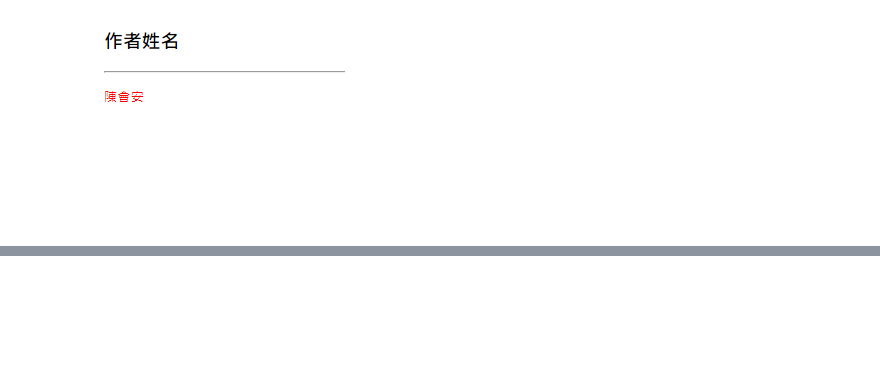
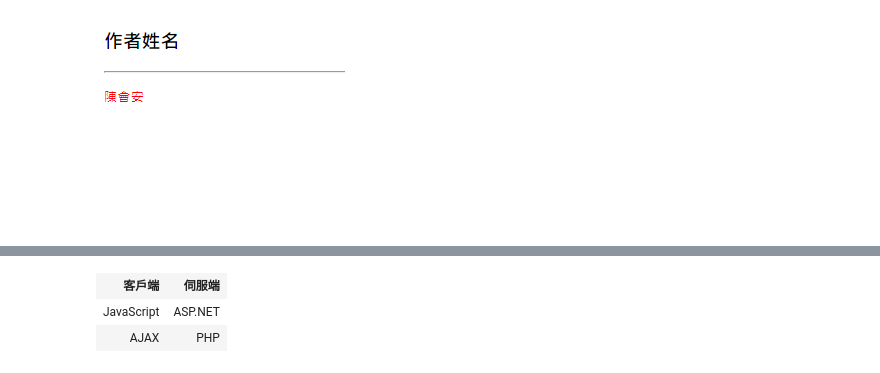
Before and after one commit to stevenhsiao-nzxt-sqa/python-web-crawler, a Jupyter notebook: Ch2.ipynb, the cells around one changed output, grey strips where cells are left out. Drawn from its saved outputs; the diff is of its cells as text; code cells hidden in the pictures; blank space fills up the shorter version.

```diff
--- a/Ch2.ipynb
+++ b/Ch2.ipynb
@@ -65,0 +150,30 @@ HTML use "img" to represent image, and it support .png, .jpg, .gif etc.
+# %%
+
+%%html
+<!DOCTYPE html>
+<html>
+<head>
+<meta charset="utf-8"/>
+<title>ch2-3-2.html</title>
+</head>
+<body>
+<table border="1">
+<tr>
+   <th>客戶端</th>
+   <th>伺服端</th>
+</tr>
+<tr>
+   <td>JavaScript</td>
+   <td>ASP.NET</td>
+</tr>
+<tr>
+   <td>AJAX</td>
+   <td>PHP</td>
+</tr>
+</table>
+</body>
+</html>
+# %% [output]
+| 客戶端 | 伺服端 |
+| JavaScript | ASP.NET |
+| AJAX | PHP |
```
Also changed, not shown: parts of 11 cells of this notebook, 1 other file.
